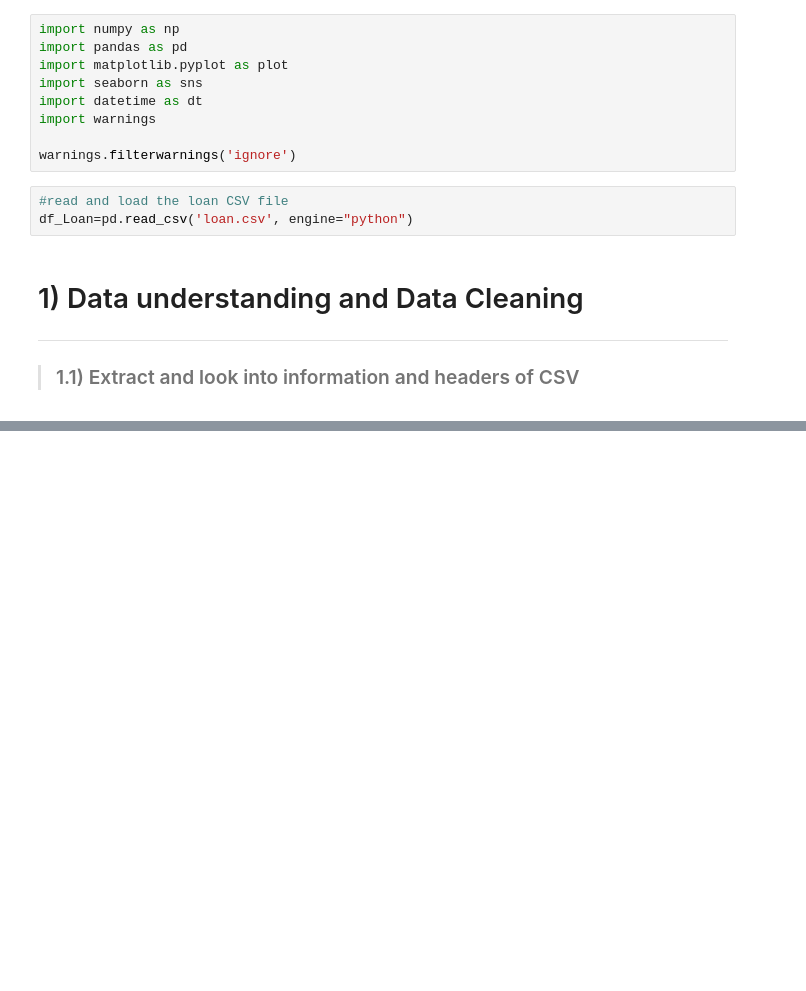
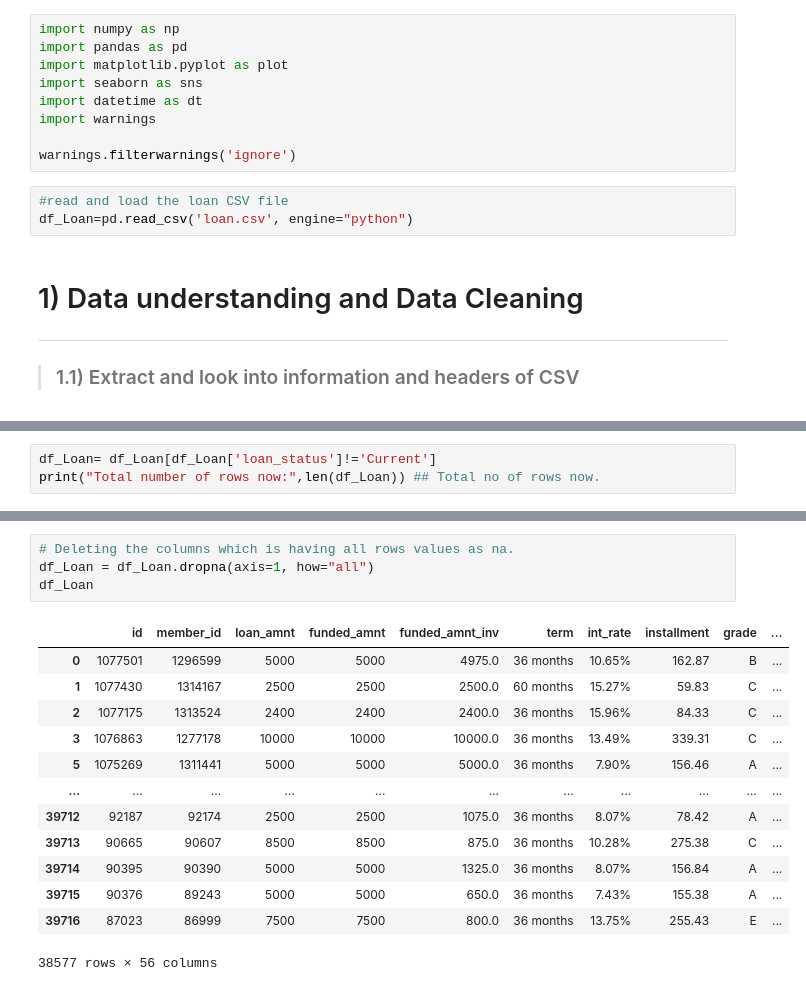
Before and after one commit to chandansharma10698/LendingClubCaseStudy, a Jupyter notebook: chandan_sharma_brk.ipynb, the cells around one changed output, grey strips where cells are left out. Cells and saved outputs as stored; diff of their text form; blank space fills up the shorter version.

```diff
--- a/chandan_sharma_brk.ipynb
+++ b/chandan_sharma_brk.ipynb
@@ -46,0 +59,3 @@ Tail/Footer information is below
+# %%
+df_Loan= df_Loan[df_Loan['loan_status']!='Current']
+print("Total number of rows now:",len(df_Loan)) ## Total no of rows now.
@@ -46,0 +123,18 @@ Tail/Footer information is below
+# %%
+# Deleting the columns which is having all rows values as na.
+df_Loan = df_Loan.dropna(axis=1, how="all")
+df_Loan
+# %% [output]
+|  | id | member_id | loan_amnt | funded_amnt | funded_amnt_inv | term | int_rate | installment | grade | ... |
+| 0 | 1077501 | 1296599 | 5000 | 5000 | 4975.0 | 36 months | 10.65% | 162.87 | B | ... |
+| 1 | 1077430 | 1314167 | 2500 | 2500 | 2500.0 | 60 months | 15.27% | 59.83 | C | ... |
+| 2 | 1077175 | 1313524 | 2400 | 2400 | 2400.0 | 36 months | 15.96% | 84.33 | C | ... |
+| 3 | 1076863 | 1277178 | 10000 | 10000 | 10000.0 | 36 months | 13.49% | 339.31 | C | ... |
+| 5 | 1075269 | 1311441 | 5000 | 5000 | 5000.0 | 36 months | 7.90% | 156.46 | A | ... |
+| ... | ... | ... | ... | ... | ... | ... | ... | ... | ... | ... |
+| 39712 | 92187 | 92174 | 2500 | 2500 | 1075.0 | 36 months | 8.07% | 78.42 | A | ... |
+| 39713 | 90665 | 90607 | 8500 | 8500 | 875.0 | 36 months | 10.28% | 275.38 | C | ... |
+| 39714 | 90395 | 90390 | 5000 | 5000 | 1325.0 | 36 months | 8.07% | 156.84 | A | ... |
+| 39715 | 90376 | 89243 | 5000 | 5000 | 650.0 | 36 months | 7.43% | 155.38 | A | ... |
+| 39716 | 87023 | 86999 | 7500 | 7500 | 800.0 | 36 months | 13.75% | 255.43 | E | ... |
+38577 rows × 56 columns
```
Also changed, not shown: parts of 26 cells of this notebook.
